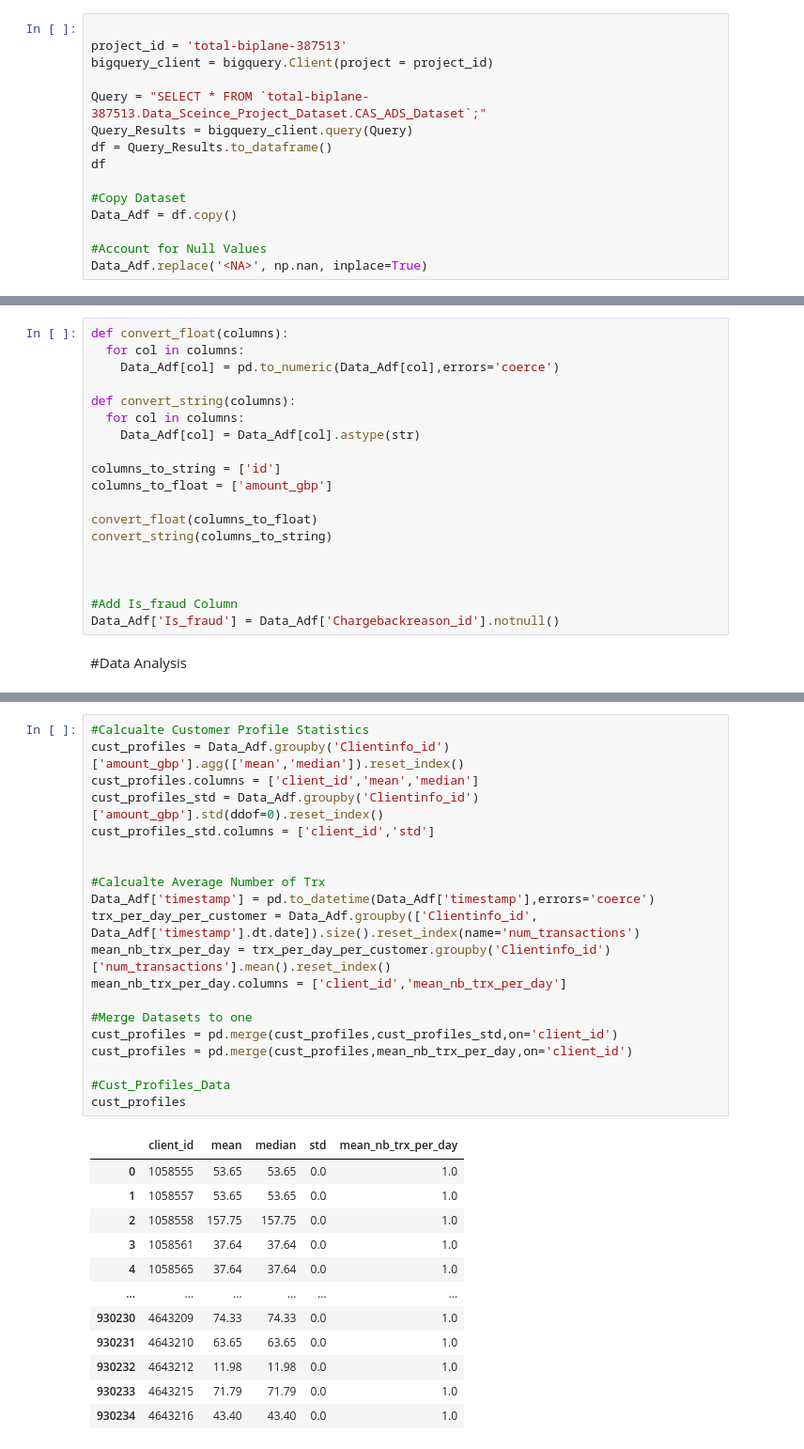
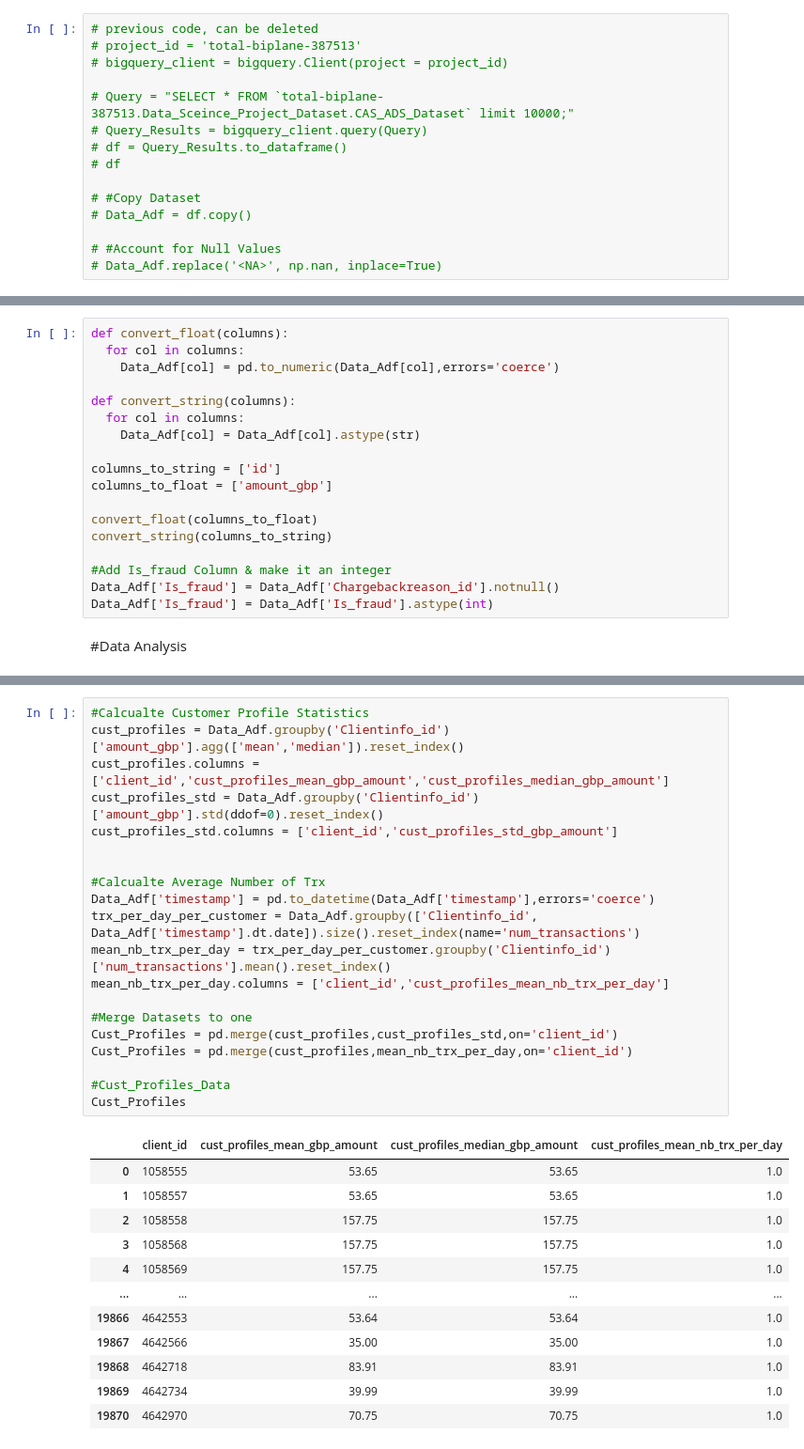
Before and after one commit to ViktorKitanov/CAS_ADS_2023_24, a Jupyter notebook: Fraud_Detection_ML_(CAS_ADS).ipynb, the cells around one changed output, grey strips where cells are left out. Shown at 94% size. Cells and saved outputs as stored; diff of their text form.

```diff
--- a/Fraud_Detection_ML_(CAS_ADS).ipynb
+++ b/Fraud_Detection_ML_(CAS_ADS).ipynb
@@ -42,15 +164,15 @@ Authenticated
 # %%
+# previous code, can be deleted
+# project_id = 'total-biplane-387513'
+# bigquery_client = bigquery.Client(project = project_id)
 
-project_id = 'total-biplane-387513'
-bigquery_client = bigquery.Client(project = project_id)
+# Query = "SELECT * FROM `total-biplane-387513.Data_Sceince_Project_Dataset.CAS_ADS_Dataset` limit 10000;"
+# Query_Results = bigquery_client.query(Query)
+# df = Query_Results.to_dataframe()
+# df
 
-Query = "SELECT * FROM `total-biplane-387513.Data_Sceince_Project_Dataset.CAS_ADS_Dataset`;"
-Query_Results = bigquery_client.query(Query)
-df = Query_Results.to_dataframe()
-df
+# #Copy Dataset
+# Data_Adf = df.copy()
 
-#Copy Dataset
-Data_Adf = df.copy()
-
-#Account for Null Values
-Data_Adf.replace('<NA>', np.nan, inplace=True)
+# #Account for Null Values
+# Data_Adf.replace('<NA>', np.nan, inplace=True)
@@ -69,10 +193,9 @@ columns_to_float = ['amount_gbp']
 convert_float(columns_to_float)
 convert_string(columns_to_string)
 
-
-
-#Add Is_fraud Column
+#Add Is_fraud Column & make it an integer
 Data_Adf['Is_fraud'] = Data_Adf['Chargebackreason_id'].notnull()
+Data_Adf['Is_fraud'] = Data_Adf['Is_fraud'].astype(int)
 # %% [markdown]
 #Data Analysis
 # %%
@@ -113,33 +236,33 @@ plt.show()
 # %%
 #Calcualte Customer Profile Statistics
 cust_profiles = Data_Adf.groupby('Clientinfo_id')['amount_gbp'].agg(['mean','median']).reset_index()
-cust_profiles.columns = ['client_id','mean','median']
+cust_profiles.columns = ['client_id','cust_profiles_mean_gbp_amount','cust_profiles_median_gbp_amount']
 cust_profiles_std = Data_Adf.groupby('Clientinfo_id')['amount_gbp'].std(ddof=0).reset_index()
-cust_profiles_std.columns = ['client_id','std']
+cust_profiles_std.columns = ['client_id','cust_profiles_std_gbp_amount']
 
 
 #Calcualte Average Number of Trx
 Data_Adf['timestamp'] = pd.to_datetime(Data_Adf['timestamp'],errors='coerce')
 trx_per_day_per_customer = Data_Adf.groupby(['Clientinfo_id', Data_Adf['timestamp'].dt.date]).size().reset_index(name='num_transactions')
 mean_nb_trx_per_day = trx_per_day_per_customer.groupby('Clientinfo_id')['num_transactions'].mean().reset_index()
-mean_nb_trx_per_day.columns = ['client_id','mean_nb_trx_per_day']
+mean_nb_trx_per_day.columns = ['client_id','cust_profiles_mean_nb_trx_per_day']
 
 #Merge Datasets to one
-cust_profiles = pd.merge(cust_profiles,cust_profiles_std,on='client_id')
-cust_profiles = pd.merge(cust_profiles,mean_nb_trx_per_day,on='client_id')
+Cust_Profiles = pd.merge(cust_profiles,cust_profiles_std,on='client_id')
+Cust_Profiles = pd.merge(cust_profiles,mean_nb_trx_per_day,on='client_id')
 
 #Cust_Profiles_Data
-cust_profiles
+Cust_Profiles
 # %% [output]
-|  | client_id | mean | median | std | mean_nb_trx_per_day |
-| 0 | 1058555 | 53.65 | 53.65 | 0.0 | 1.0 |
-| 1 | 1058557 | 53.65 | 53.65 | 0.0 | 1.0 |
-| 2 | 1058558 | 157.75 | 157.75 | 0.0 | 1.0 |
-| 3 | 1058561 | 37.64 | 37.64 | 0.0 | 1.0 |
-| 4 | 1058565 | 37.64 | 37.64 | 0.0 | 1.0 |
-| ... | ... | ... | ... | ... | ... |
-| 930230 | 4643209 | 74.33 | 74.33 | 0.0 | 1.0 |
-| 930231 | 4643210 | 63.65 | 63.65 | 0.0 | 1.0 |
-| 930232 | 4643212 | 11.98 | 11.98 | 0.0 | 1.0 |
-| 930233 | 4643215 | 71.79 | 71.79 | 0.0 | 1.0 |
-| 930234 | 4643216 | 43.40 | 43.40 | 0.0 | 1.0 |
+|  | client_id | cust_profiles_mean_gbp_amount | cust_profiles_median_gbp_amount | cust_profiles_mean_nb_trx_per_day |
+| 0 | 1058555 | 53.65 | 53.65 | 1.0 |
+| 1 | 1058557 | 53.65 | 53.65 | 1.0 |
+| 2 | 1058558 | 157.75 | 157.75 | 1.0 |
+| 3 | 1058568 | 157.75 | 157.75 | 1.0 |
+| 4 | 1058569 | 157.75 | 157.75 | 1.0 |
+| ... | ... | ... | ... | ... |
+| 19866 | 4642553 | 53.64 | 53.64 | 1.0 |
+| 19867 | 4642566 | 35.00 | 35.00 | 1.0 |
+| 19868 | 4642718 | 83.91 | 83.91 | 1.0 |
+| 19869 | 4642734 | 39.99 | 39.99 | 1.0 |
+| 19870 | 4642970 | 70.75 | 70.75 | 1.0 |
```
Also changed, not shown: parts of 47 cells of this notebook.
